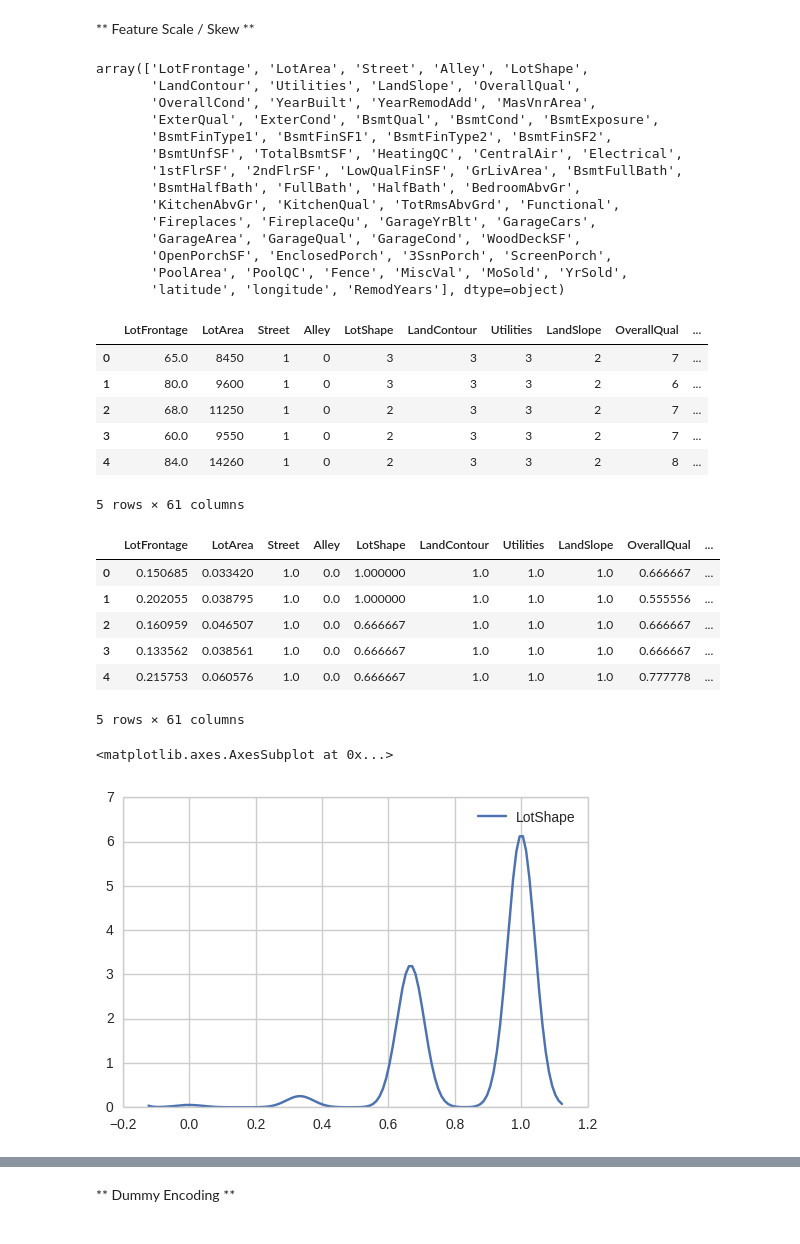
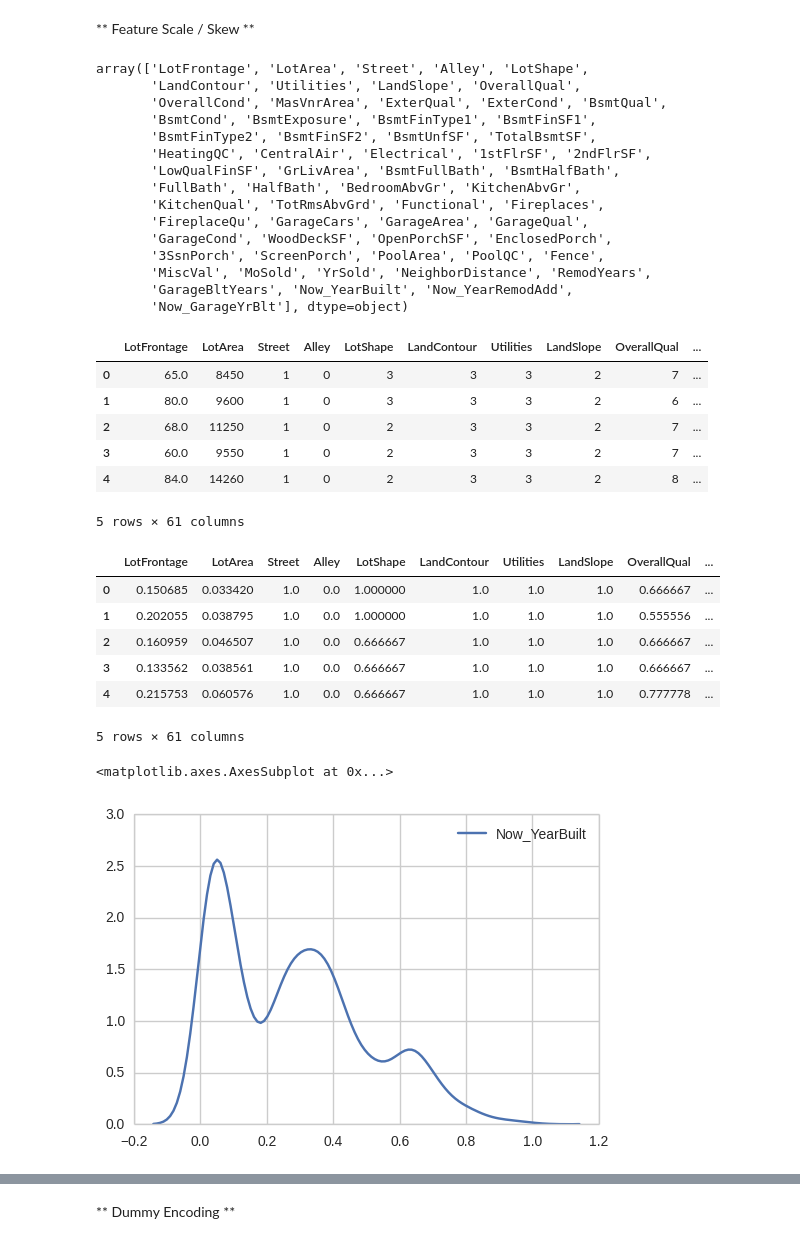
Before and after one commit to SunnyMarkLiu/Kaggle-House-Prices, a Jupyter notebook: Predict_House_Prices.ipynb, the cells around one changed output, grey strips where cells are left out. Saved outputs shown, nothing was run; the diff lists cells and outputs as text; code cells hidden in the pictures.

```diff
--- a/Predict_House_Prices.ipynb
+++ b/Predict_House_Prices.ipynb
@@ -559,9 +559,13 @@ conbined_data["longitude"] = conbined_data.Neighborhood.replace(
                                                 'Timber' : -93.648335,
                                                 'Veenker': -93.657032})
 
-from sklearn import preprocessing
+# Ames city 的经纬度：经度-93.63191310000002，纬度42.0307812，计算距离
+conbined_data["NeighborDistance"] = np.sqrt(np.power((conbined_data["longitude"] - (-93.63191310000002)),2) + \
+                                    np.power((conbined_data["latitude"] - 42.0307812),2))
 
-conbined_data['latitude'] = preprocessing.scale(conbined_data['latitude'])
-conbined_data['longitude'] = preprocessing.scale(conbined_data['longitude'])
+display(conbined_data["NeighborDistance"].head())
+
 # 去掉字符串类型的 Neighborhood
 conbined_data.drop('Neighborhood', axis=1, inplace=True)
+conbined_data.drop('latitude', axis=1, inplace=True)
+conbined_data.drop('longitude', axis=1, inplace=True)
@@ -569,3 +580,5 @@ conbined_data.drop('Neighborhood', axis=1, inplace=True)
 YearBuilt建造时间，YearRemodAdd修建时间，确定是否翻新改造过
 # %%
 conbined_data['RemodYears'] = conbined_data['YearRemodAdd'] - conbined_data['YearBuilt']
+# %%
+conbined_data['GarageBltYears'] = conbined_data['GarageYrBlt'] - conbined_data['YearBuilt']
@@ -571,0 +594,9 @@ conbined_data['RemodYears'] = conbined_data['YearRemodAdd'] - conbined_data['Yea
+# %%
+# 距离现在建造的时间间隔
+conbined_data['Now_YearBuilt'] = 2017 - conbined_data['YearBuilt']
+conbined_data['Now_YearRemodAdd'] = 2017 - conbined_data['YearRemodAdd']
+conbined_data['Now_GarageYrBlt'] = 2017 - conbined_data['GarageYrBlt']
+
+conbined_data.drop('YearBuilt', axis=1, inplace=True)
+conbined_data.drop('YearRemodAdd', axis=1, inplace=True)
+conbined_data.drop('GarageYrBlt', axis=1, inplace=True)
@@ -589,18 +629,19 @@ display(conbined_data[num_column_names].head())
 # %% [output]
 array(['LotFrontage', 'LotArea', 'Street', 'Alley', 'LotShape',
        'LandContour', 'Utilities', 'LandSlope', 'OverallQual',
-       'OverallCond', 'YearBuilt', 'YearRemodAdd', 'MasVnrArea',
-       'ExterQual', 'ExterCond', 'BsmtQual', 'BsmtCond', 'BsmtExposure',
-       'BsmtFinType1', 'BsmtFinSF1', 'BsmtFinType2', 'BsmtFinSF2',
-       'BsmtUnfSF', 'TotalBsmtSF', 'HeatingQC', 'CentralAir', 'Electrical',
-       '1stFlrSF', '2ndFlrSF', 'LowQualFinSF', 'GrLivArea', 'BsmtFullBath',
-       'BsmtHalfBath', 'FullBath', 'HalfBath', 'BedroomAbvGr',
-       'KitchenAbvGr', 'KitchenQual', 'TotRmsAbvGrd', 'Functional',
-       'Fireplaces', 'FireplaceQu', 'GarageYrBlt', 'GarageCars',
-       'GarageArea', 'GarageQual', 'GarageCond', 'WoodDeckSF',
-       'OpenPorchSF', 'EnclosedPorch', '3SsnPorch', 'ScreenPorch',
-       'PoolArea', 'PoolQC', 'Fence', 'MiscVal', 'MoSold', 'YrSold',
-       'latitude', 'longitude', 'RemodYears'], dtype=object)
+       'OverallCond', 'MasVnrArea', 'ExterQual', 'ExterCond', 'BsmtQual',
+       'BsmtCond', 'BsmtExposure', 'BsmtFinType1', 'BsmtFinSF1',
+       'BsmtFinType2', 'BsmtFinSF2', 'BsmtUnfSF', 'TotalBsmtSF',
+       'HeatingQC', 'CentralAir', 'Electrical', '1stFlrSF', '2ndFlrSF',
+       'LowQualFinSF', 'GrLivArea', 'BsmtFullBath', 'BsmtHalfBath',
+       'FullBath', 'HalfBath', 'BedroomAbvGr', 'KitchenAbvGr',
+       'KitchenQual', 'TotRmsAbvGrd', 'Functional', 'Fireplaces',
+       'FireplaceQu', 'GarageCars', 'GarageArea', 'GarageQual',
+       'GarageCond', 'WoodDeckSF', 'OpenPorchSF', 'EnclosedPorch',
+       '3SsnPorch', 'ScreenPorch', 'PoolArea', 'PoolQC', 'Fence',
+       'MiscVal', 'MoSold', 'YrSold', 'NeighborDistance', 'RemodYears',
+       'GarageBltYears', 'Now_YearBuilt', 'Now_YearRemodAdd',
+       'Now_GarageYrBlt'], dtype=object)
 |  | LotFrontage | LotArea | Street | Alley | LotShape | LandContour | Utilities | LandSlope | OverallQual | ... |
 | 0 | 65.0 | 8450 | 1 | 0 | 3 | 3 | 3 | 2 | 7 | ... |
 | 1 | 80.0 | 9600 | 1 | 0 | 3 | 3 | 3 | 2 | 6 | ... |
@@ -616,10 +657,10 @@ array(['LotFrontage', 'LotArea', 'Street', 'Alley', 'LotShape',
 | 4 | 0.215753 | 0.060576 | 1.0 | 0.0 | 0.666667 | 1.0 | 1.0 | 1.0 | 0.777778 | ... |
 5 rows × 61 columns
 # %%
-sns.kdeplot(conbined_data['LotShape'])
+sns.kdeplot(conbined_data['Now_YearBuilt'])
 # %% [output]
 <matplotlib.axes.AxesSubplot at 0x...>
-[figure, old version]
+[figure, new version]
 # %% [markdown]
 ![](http://itknowledgeexchange.techtarget.com/writing-for-business/files/2012/12/skewness-300x247.png)
 # %%
```
Also changed, not shown: parts of 14 cells of this notebook, 2 other files.
